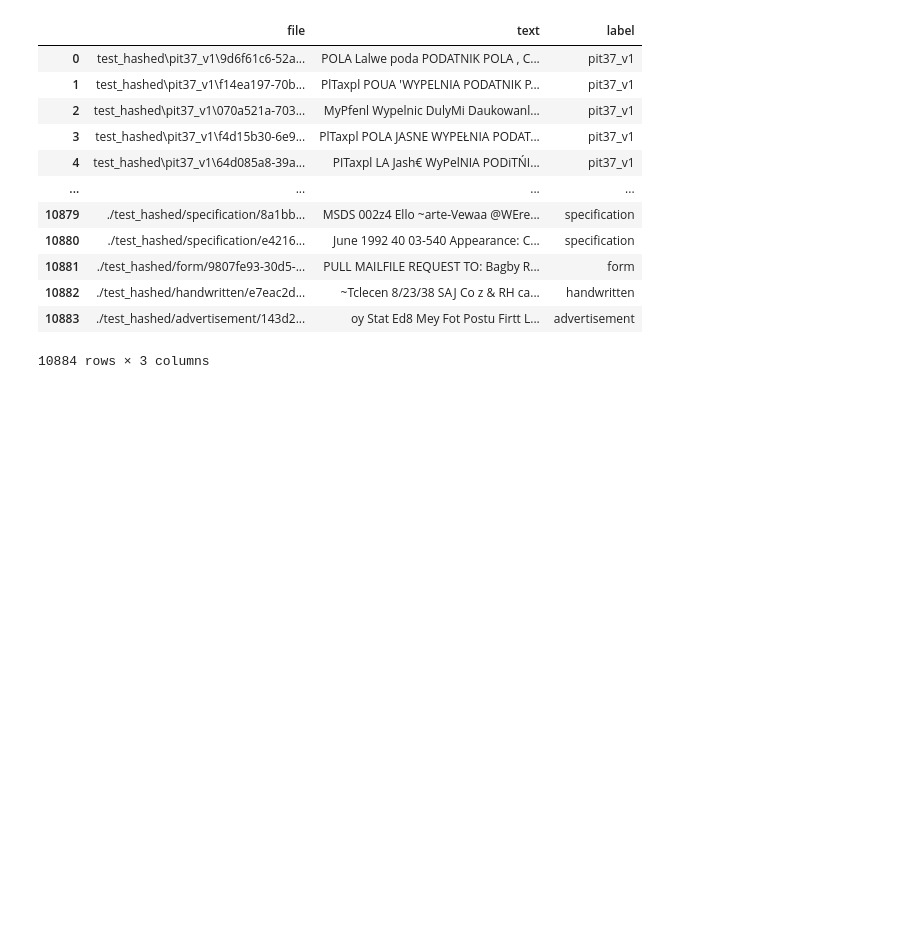
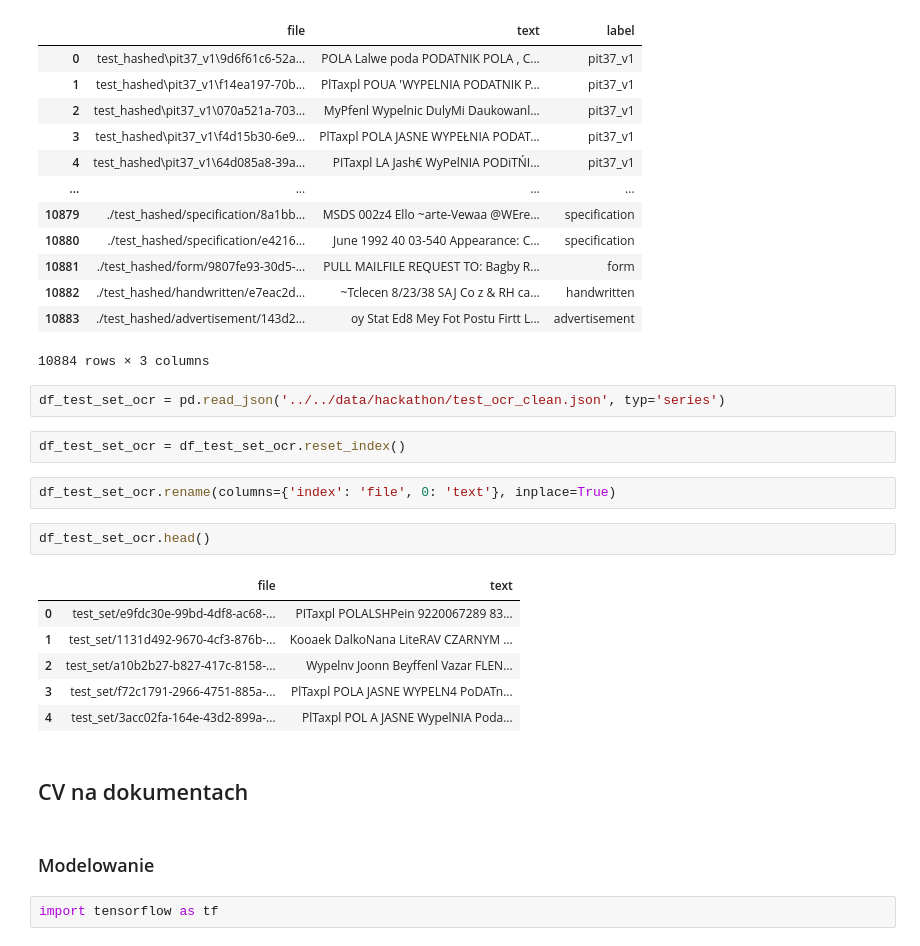
Before and after one commit to WJakubowsk/HackING2023, a Jupyter notebook: src/notebooks/zuzanna.ipynb, the cells around one changed output. Saved outputs shown, nothing was run; the diff lists cells and outputs as text; blank space fills up the shorter version.

```diff
--- a/src/notebooks/zuzanna.ipynb
+++ b/src/notebooks/zuzanna.ipynb
@@ -64,3 +64,24 @@ pd.merge(df_train_set_ocr, df_train_labels_final, on='file', how='outer')
 | 10882 | ./test_hashed/handwritten/e7eac2d... | ~Tclecen 8/23/38 SAJ Co z & RH ca... | handwritten |
 | 10883 | ./test_hashed/advertisement/143d2... | oy Stat Ed8 Mey Fot Postu Firtt L... | advertisement |
 10884 rows × 3 columns
+# %%
+df_test_set_ocr = pd.read_json('../../data/hackathon/test_ocr_clean.json', typ='series')
+# %%
+df_test_set_ocr = df_test_set_ocr.reset_index()
+# %%
+df_test_set_ocr.rename(columns={'index': 'file', 0: 'text'}, inplace=True)
+# %%
+df_test_set_ocr.head()
+# %% [output]
+|  | file | text |
+| 0 | test_set/e9fdc30e-99bd-4df8-ac68-... | PITaxpl POLALSHPein 9220067289 83... |
+| 1 | test_set/1131d492-9670-4cf3-876b-... | Kooaek DalkoNana LiteRAV CZARNYM ... |
+| 2 | test_set/a10b2b27-b827-417c-8158-... | Wypelnv Joonn Beyffenl Vazar FLEN... |
+| 3 | test_set/f72c1791-2966-4751-885a-... | PlTaxpl POLA JASNE WYPELN4 PoDATn... |
+| 4 | test_set/3acc02fa-164e-43d2-899a-... | PlTaxpl POL A JASNE WypelNIA Poda... |
+# %% [markdown]
+## CV na dokumentach
+# %% [markdown]
+### Modelowanie
+# %%
+import tensorflow as tf
```
Also changed, not shown: parts of 9 cells of this notebook.
